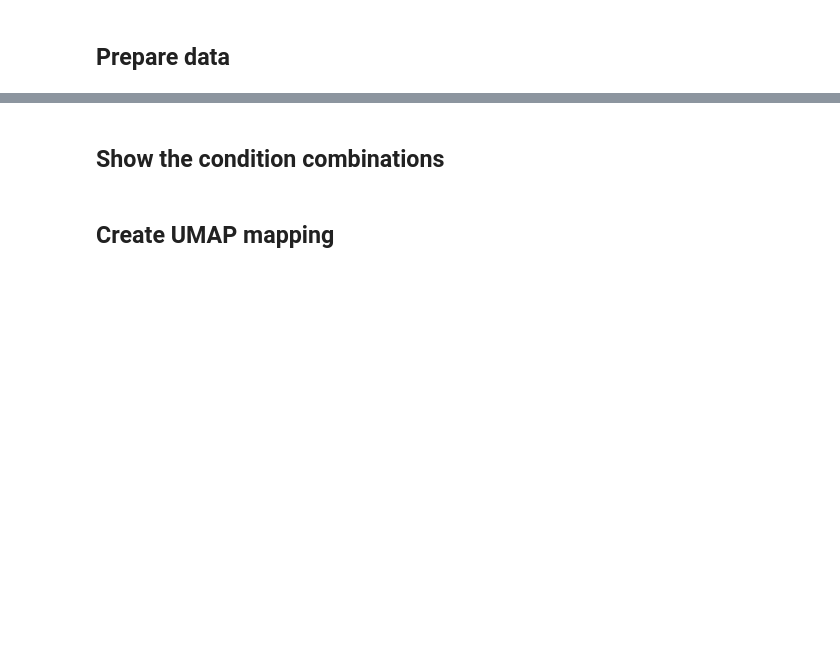
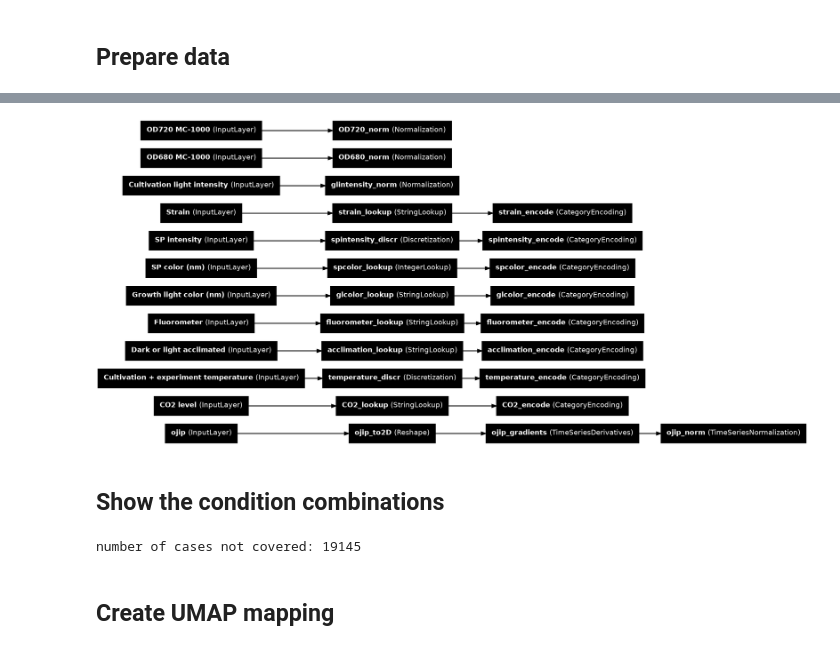
Before and after one commit to pfennigt/ojip-mlmodel-dissertation, a Jupyter notebook: modelling_V1.ipynb, the cells around one changed output, grey strips where cells are left out. Cells and saved outputs as stored; diff of their text form; code cells hidden in the pictures; blank space fills up the shorter version.

```diff
--- a/modelling_V1.ipynb
+++ b/modelling_V1.ipynb
@@ -253,5 +299,10 @@ val_ds = fnc.df_to_dataset(dat_val, targets=target_names, shuffle=False)
 # %% [markdown]
 ## Prepare data
+# %%
+from importlib import reload
+
+
+fnc=reload(fnc)
 # %%
 # Get the types of all features
 feature_types = pd.concat([
@@ -271,7 +322,7 @@ for col_name, col_dtype in feature_types.items():
         # Create a numeric normalisation layer
         if col_dtype == "numeric":
             col = layers.Input(shape=(1,), name=col_name)
-            normalization_layer = fnc.get_normalization_layer(col_name, train_ds)
+            normalization_layer = fnc.get_normalization_layer(col_name, train_ds, normLayer_name=f"{condition_labels[col_name]}_norm")
             encoded_col = normalization_layer(col)
 
         # Create a string enconding layer, could also work for integer encoding
@@ -280,15 +331,24 @@ for col_name, col_dtype in feature_types.items():
             encoding_layer = fnc.get_category_encoding_layer(name=col_name,
                                                         dataset=train_ds,
                                                         dtype=col_dtype,
-                                                        max_tokens=5)
+                                                        max_tokens=5,
+                                                        lookupLayer_name=f"{condition_labels[col_name]}_lookup",
+                                                        encodingLayer_name=f"{condition_labels[col_name]}_encode",
+                                                        )
             encoded_col = encoding_layer(col)
 
         # Create a layer to normalise time series and calculate gradients
         elif col_dtype == "time-series-gradients":
             col = layers.Input(shape=(dat_full[col_name].shape[1],), name=col_name)
-            reshaped_col = layers.Reshape((dat_full[col_name].shape[1], 1))(col)
-            normalization_layer = fnc.NormalizedTimeSeriesWithDerivatives()
-            encoded_col = normalization_layer(reshaped_col)
+            reshaped_col = layers.Reshape((dat_full[col_name].shape[1], 1), name=f"{condition_labels[col_name]}_to2D")(col)
+            # normalization_layer = fnc.NormalizedTimeSeriesWithDerivatives()
+            # encoded_col = normalization_layer(reshaped_col)
+
+            gradient_layer = fnc.TimeSeriesDerivatives(name=f"{condition_labels[col_name]}_gradients")
+            gradient_col = gradient_layer(reshaped_col)
+
+            normalization_layer = fnc.TimeSeriesNormalization(name=f"{condition_labels[col_name]}_norm")
+            encoded_col = normalization_layer(gradient_col)
 
         else:
             raise KeyError(f"No handling for col_dtype {col_dtype} defined")
@@ -298,7 +358,10 @@ for col_name, col_dtype in feature_types.items():
         if col_dtype[0] == "bucket":
             col = layers.Input(shape=(1,), name=col_name, dtype="float32")
             encoding_layer = fnc.get_bucket_encoding_layer(name=col_name,
-                                                        bin_boundaries=col_dtype[1])
+                                                        bin_boundaries=col_dtype[1],
+                                                        dicretizationLayer_name=f"{condition_labels[col_name]}_discr",
+                                                        encodingLayer_name=f"{condition_labels[col_name]}_encode"
+                                                        )
             encoded_col = encoding_layer(col)
         else:
             raise KeyError(f"No handling for col_dtype {col_dtype[0]} defined")
@@ -325,3 +388,4 @@ keras.utils.plot_model(
     to_file="figures/preprocessing.png",
     dpi=100
 )
+# %% [output]
@@ -328,3 +396,4 @@ keras.utils.plot_model(
+[figure, added]
 # %% [markdown]
 ## Show the condition combinations
 # %%
@@ -432,3 +501,5 @@ all_condition_counts.name = "Sample counts"
 
 all_condition_counts.to_csv("out/ojip_sample_counts.csv")
 print(f"number of cases not covered: {(all_condition_counts==0).sum()}")
+# %% [output]
+number of cases not covered: 19145
```
Also changed, not shown: parts of 17 cells of this notebook, 1 other file.
